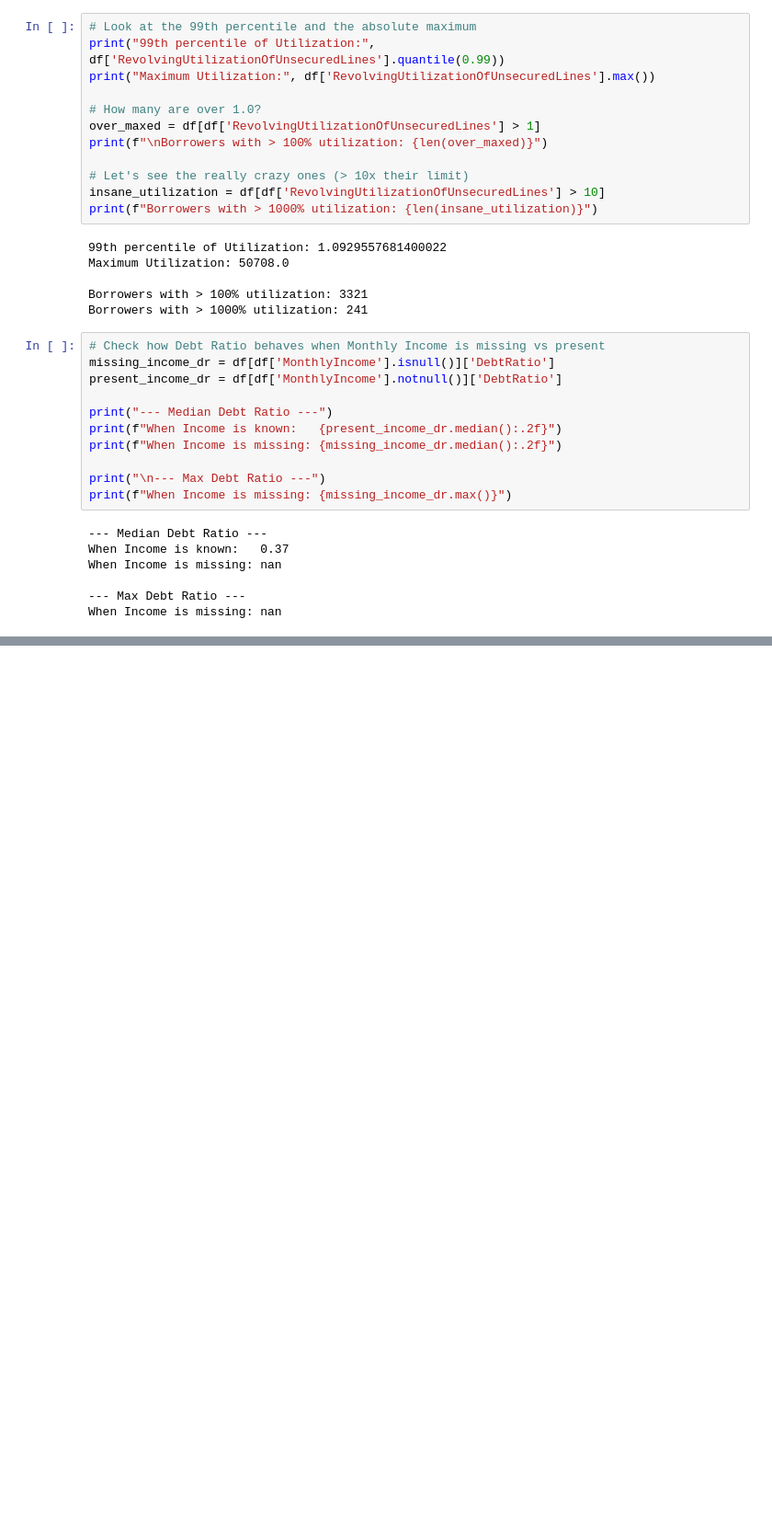
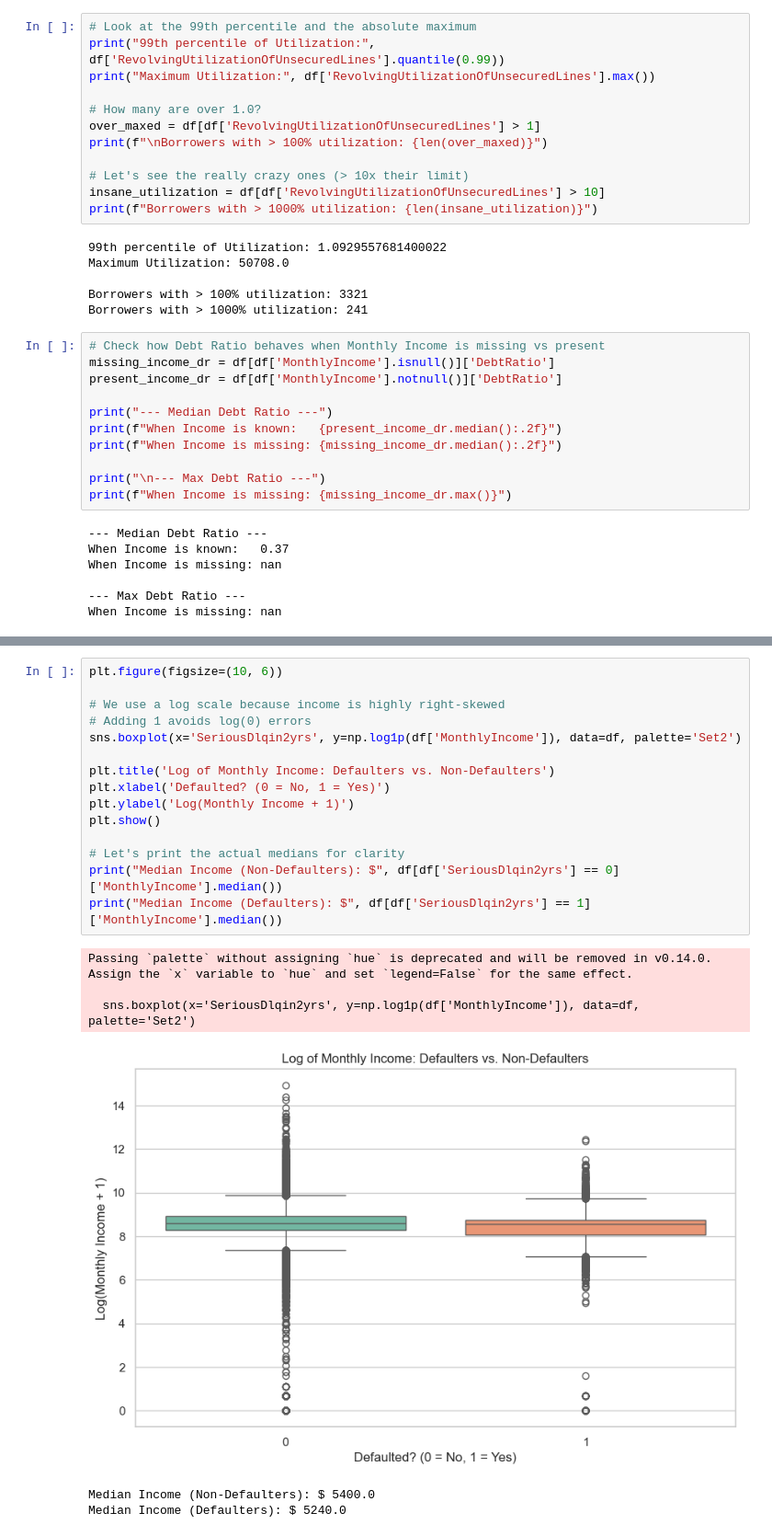
Before and after one commit to Praveenk2324/Credit-Risk-Scoring, a Jupyter notebook: notebooks/EDA.ipynb, the cells around one changed output, grey strips where cells are left out. Shown at 92% size. Drawn from its saved outputs; the diff is of its cells as text; blank space fills up the shorter version.

```diff
--- a/notebooks/EDA.ipynb
+++ b/notebooks/EDA.ipynb
@@ -216,0 +260,22 @@ When Income is missing: nan
+# %%
+plt.figure(figsize=(10, 6))
+
+# We use a log scale because income is highly right-skewed
+# Adding 1 avoids log(0) errors
+sns.boxplot(x='SeriousDlqin2yrs', y=np.log1p(df['MonthlyIncome']), data=df, palette='Set2')
+
+plt.title('Log of Monthly Income: Defaulters vs. Non-Defaulters')
+plt.xlabel('Defaulted? (0 = No, 1 = Yes)')
+plt.ylabel('Log(Monthly Income + 1)')
+plt.show()
+
+# Let's print the actual medians for clarity
+print("Median Income (Non-Defaulters): $", df[df['SeriousDlqin2yrs'] == 0]['MonthlyIncome'].median())
+print("Median Income (Defaulters): $", df[df['SeriousDlqin2yrs'] == 1]['MonthlyIncome'].median())
+# %% [output]
+Passing `palette` without assigning `hue` is deprecated and will be removed in v0.14.0. Assign the `x` variable to `hue` and set `legend=False` for the same effect.
+
+  sns.boxplot(x='SeriousDlqin2yrs', y=np.log1p(df['MonthlyIncome']), data=df, palette='Set2')
+[figure, added]
+Median Income (Non-Defaulters): $ 5400.0
+Median Income (Defaulters): $ 5240.0
```
Also changed, not shown: parts of 2 cells of this notebook.
